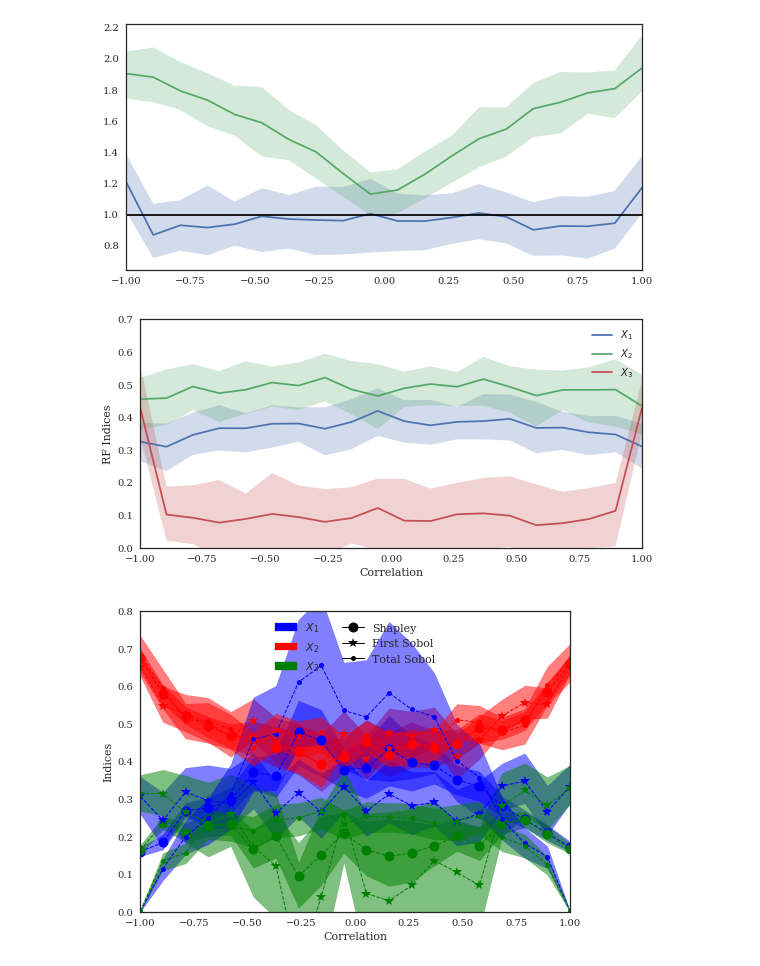
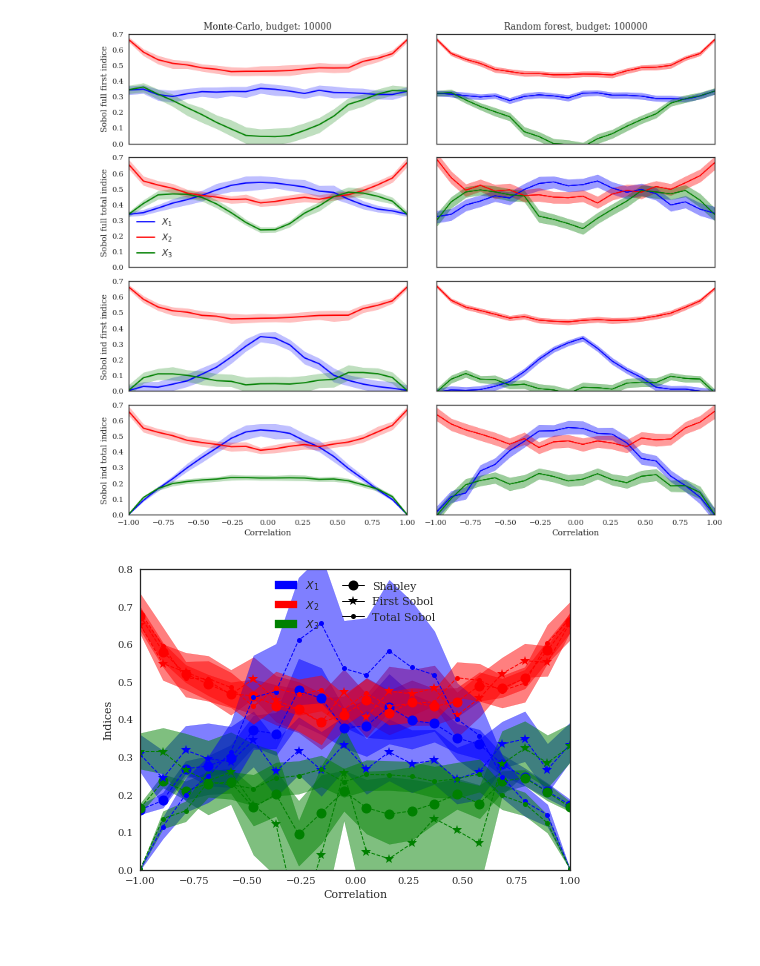
Before and after one commit to josephmure/otshapley, a Jupyter notebook: examples/correlation/ishigami-correlation.ipynb, the cells around one changed output. Saved outputs shown, nothing was run; the diff lists cells and outputs as text; code cells hidden in the pictures; blank space fills up the shorter version.

Commit message:
Correction premutation indices and few plots

```diff
--- a/examples/correlation/ishigami-correlation.ipynb
+++ b/examples/correlation/ishigami-correlation.ipynb
@@ -28,16 +28,15 @@ model.copula = ot.NormalCopula(dim)
 n_corr = 20
 corrs = np.linspace(-0.999, 0.999, n_corr)
 
-n_var = 5000
+n_var = 4000
 n_outer = 100
-n_inner = 50
+n_inner = 80
 n_perms = None
 c_perms = np.math.factorial(dim) if n_perms is None else n_perms
 max_budget = n_var + n_outer * n_inner * c_perms * (dim - 1)
 n_sample = int(max_budget / (dim*4))
-n_sample = 5400
 print('Max budget:', max_budget)
 
-estimator_sobol_full_ind = 'sobolmara'
+estimator_sobol_full_ind = 'soboleff2'
 n_boot = 300
 # %% [output]
@@ -82,7 +81,7 @@ true_result_indices = {'Shapley': [],
 
 for corr in corrs:
     print('Corr:', corr)
-    theta = [0., 0., corr]
+    theta = [0., corr, 0.]
     model.copula_parameters = theta
     true_full_indices, true_ind_indices = true_gaussian_full_ind_sobol(theta, dim=dim)
 
@@ -176,33 +203,36 @@ for i, corr in enumerate(corrs):
-# %%
-fig, ax = plt.subplots(figsize=(8, 4))
-for indices in [rf_first_indices, rf_total_indices]:
-    ind = indices.sum(axis=1)
-    ax.plot(corrs, ind.mean(axis=1))
-    quantiles = np.percentile(ind, [1, 99], axis=1)
-    ax.fill_between(corrs, quantiles[0, :], quantiles[1, :], alpha=0.25)
-ax.plot([corrs[0], corrs[-1]], [1]*2, 'k')
-ax.set_xlim(corrs[0], corrs[-1])
-fig.tight_layout()
-# %% [output]
-[figure, removed]
 # %%
-fig, ax = plt.subplots(figsize=(8, 4))
-for i in range(dim):
-    rf_indice = rf_first_indices[:, i]
-    ax.plot(corrs, rf_indice.mean(axis=1), label="$X_%d$" % (i+1))
-    quantiles = np.percentile(rf_indice, [2.5, 97.5], axis=1)
-    ax.fill_between(corrs, quantiles[0, :], quantiles[1, :], alpha=0.25)
+fig, axes = plt.subplots(4, 2, figsize=(12, 10), sharex=True, sharey=True)
+colors = ['b','r','g']
+k = 0
+for indice_type in ['full', 'ind']:
+    for indice in ['first', 'total']:
+        for i in range(dim):
+            ax = axes[k, 0]
+            rf_indice = rf_indices[indice_type][indice][:, i]
+            ax.plot(corrs, rf_indice.mean(axis=1), label="$X_%d$" % (i+1), color=colors[i])
+            quantiles = np.percentile(rf_indice, [2.5, 97.5], axis=1)
+            ax.fill_between(corrs, quantiles[0, :], quantiles[1, :], interpolate=True, alpha=0.25, color=colors[i])
+            ax.set_ylabel('Sobol %s %s indice' % (indice_type, indice))
 
-to_plot = ['Total full Sobol']
-#plot_correlation_indices(result_indices, corrs, n_boot, ax=ax, to_plot=to_plot, alpha=[0.025, 0.975], ci='error')
-ax.legend(loc=0)
+            ax = axes[k, 1]
+            to_plot = '%s%s %s Sobol' % (indice[0].upper(), indice[1:], indice_type)
+            plot_correlation_indices(result_indices, corrs, n_boot, ax=ax, to_plot=to_plot, alpha=[0.025, 0.975], ci='quantile')
+            ax.set_ylabel('')
+            ax.set_xlabel('')
+        k += 1
+
+axes[0, 0].set_title('Monte-Carlo, budget: %d' % (budget_rf))
+axes[0, 1].set_title('Random forest, budget: %d' % (max_budget))
+axes[1, 0].legend(loc=0, fontsize=12)
 ax.set_ylim(0., 0.7)
 ax.set_xlim(corrs[0], corrs[-1])
-ax.set_xlabel('Correlation')
-ax.set_ylabel('RF Indices')
+axes[-1, 0].set_xlabel('Correlation')
+axes[-1, 1].set_xlabel('Correlation')
 fig.tight_layout()
+fig.savefig('./output/correlation_montecarlo_%d_vs_randomforest_%d_%s.pdf' % (max_budget, budget_rf, "-".join(map(str, theta))))
+fig.savefig('./output/correlation_montecarlo_%d_vs_randomforest_%d_%s.png' % (max_budget, budget_rf, "-".join(map(str, theta))))
 # %% [output]
-[figure, old version]
+[figure, new version]
 # %%
 fig, ax = plt.subplots(figsize=(7, 5))
 
```
Also changed, not shown: parts of 4 cells of this notebook, 16 other files.
